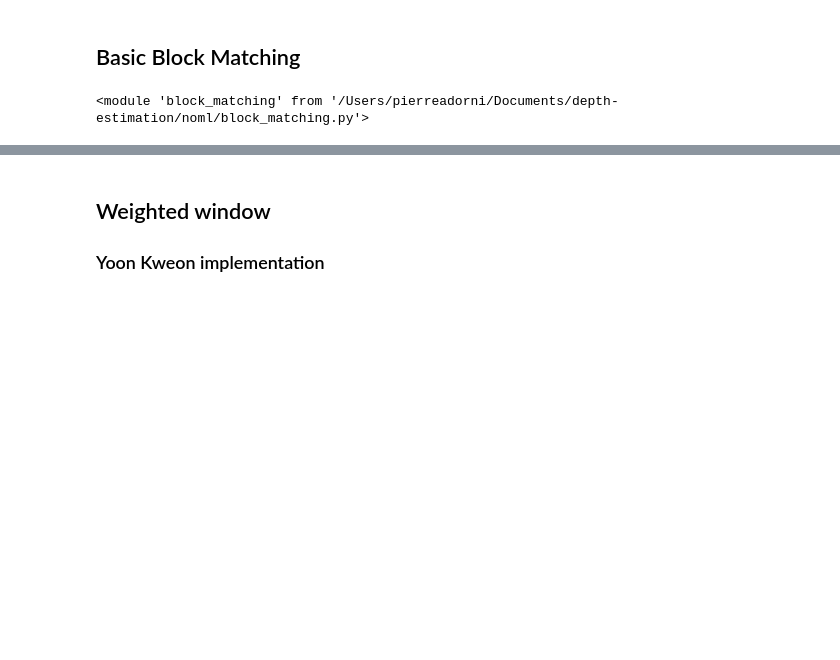
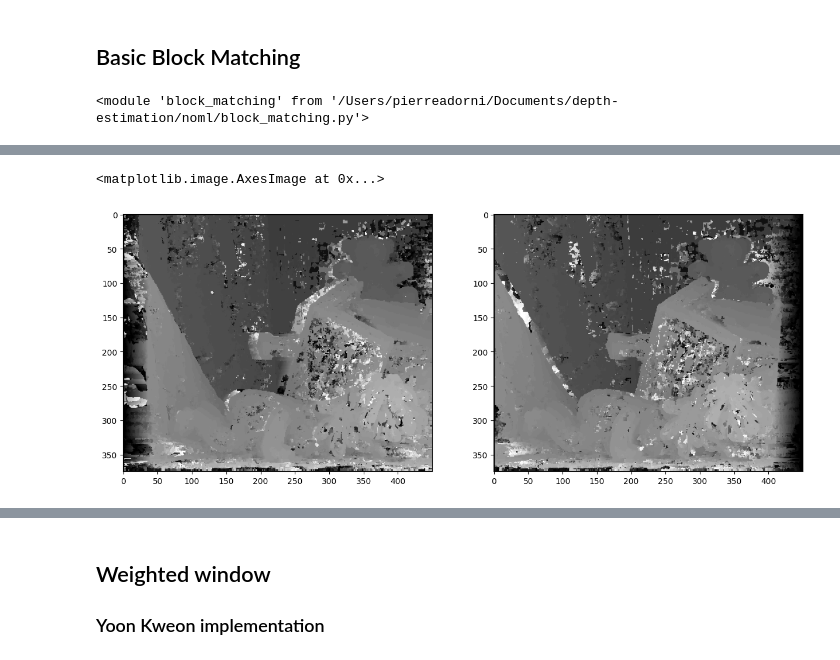
Before and after one commit to pierreadorni/depth-estimation, a Jupyter notebook: noml/tests.ipynb, the cells around one changed output, grey strips where cells are left out. Saved outputs shown, nothing was run; the diff lists cells and outputs as text; code cells hidden in the pictures; blank space fills up the shorter version.

```diff
--- a/noml/tests.ipynb
+++ b/noml/tests.ipynb
@@ -33,0 +34,9 @@ ax[1].imshow(filtered_bm_disp_map, cmap='gray')
+# %%
+bm_rgb_disp_map = disp_rgb(Ig, Id, 64)
+bm_rgb_inv_disp_map = disp_inv_rgb(Ig, Id, 64)
+fig, ax = plt.subplots(1, 2, figsize=(15, 15))
+ax[0].imshow(bm_rgb_disp_map, cmap='gray')
+ax[1].imshow(bm_rgb_inv_disp_map, cmap='gray')
+# %% [output]
+<matplotlib.image.AxesImage at 0x...>
+[figure, added]
```
Also changed, not shown: parts of 7 cells of this notebook, 3 other files.
